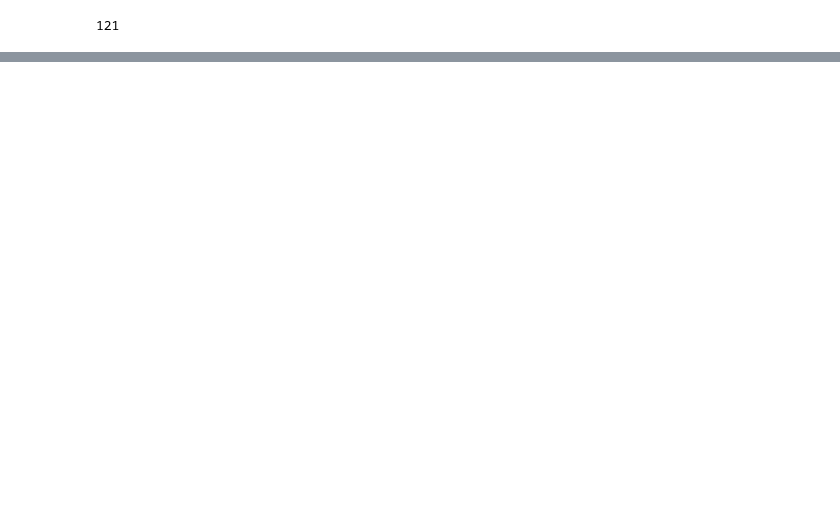
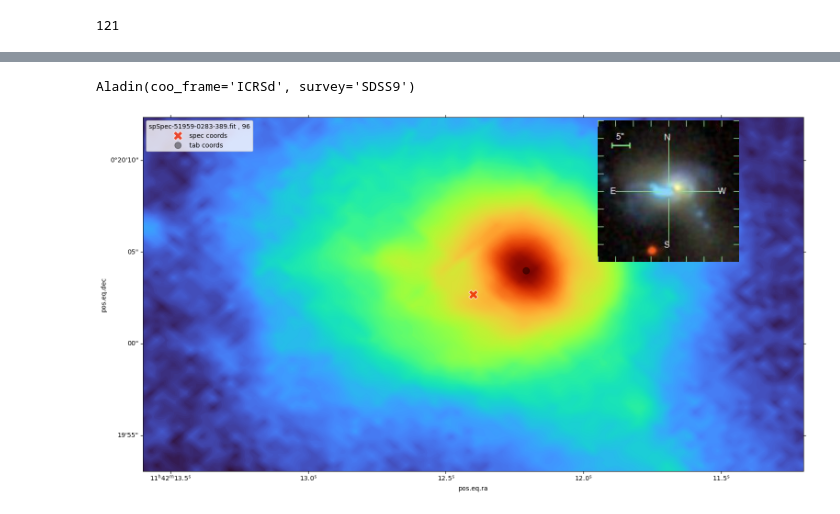
Before and after one commit to hol1m4n/HIIGalaxies, a Jupyter notebook: Spectral_synthesis/Data_finders/Object_indetificationFromArticle.ipynb, the cells around one changed output, grey strips where cells are left out. Cells and saved outputs as stored; diff of their text form; code cells hidden in the pictures; blank space fills up the shorter version.

Commit message:
Tab5 identification spectra

```diff
--- a/Spectral_synthesis/Data_finders/Object_indetificationFromArticle.ipynb
+++ b/Spectral_synthesis/Data_finders/Object_indetificationFromArticle.ipynb
@@ -108,0 +151,74 @@ for i in range(len(spec_list)):
+# %%
+selec = 26
+
+
+aladin = Aladin(
+    target=SkyCoord(tupla_SPCTAB[1][selec]*u.deg, tupla_SPCTAB[2][selec]*u.deg, unit="deg"),
+    fov=Angle(0.01, "deg"),
+    height =800,
+    width = 500,
+    reticle_size=20,
+    coo_frame = "ICRSd",
+    reticle_color="#08fd00",
+    #overlay_survey = "SDSS9",
+    #overlay_survey_opacity = 1,
+    survey = "SDSS9"
+)
+
+aladin
+# %% [output]
+Aladin(coo_frame='ICRSd', survey='SDSS9')
+# %%
+crossmatch_dir = os.path.join('','Tab5_spectraMatch/')
+os.makedirs(crossmatch_dir, exist_ok=True)
+
+HIIG_IMG_folder = storage_dir + '/HIIG_img/'
+base_img = HIIG_IMG_folder + tupla_SPCTAB[0][selec].replace('.fit', '.fit.jpeg')
+
+fits_o = aladin.get_view_as_fits()
+
+wcs_d = WCS(fits_o[0].header)
+r_data = fits_o[0].data[0, :,:]
+g_data = fits_o[0].data[1, :,:]
+b_data = fits_o[0].data[2, :,:]
+
+rgb_composite = np.dstack((r_data, g_data, b_data))
+
+s_x = []
+s_y = []
+coord_p = SkyCoord(tupla_SPCTAB[1][selec],tupla_SPCTAB[2][selec], unit=(u.deg, u.deg), frame='icrs')
+x, y = coord_p.to_pixel(wcs_d, origin=0)
+s_x.append(x)
+s_y.append(y)
+
+f_px = []
+f_py = []
+coord_p = SkyCoord(tupla_SPCTAB[4][selec],tupla_SPCTAB[5][selec], unit=(u.deg, u.deg), frame='icrs')
+x, y = coord_p.to_pixel(wcs_d, origin=0)
+f_px.append(x)
+f_py.append(y)
+
+fig = plt.figure(figsize=(20,10))
+ax = fig.add_subplot(1, 1, 1, projection=wcs_d, slices=('x', 'y', 3))
+ax.imshow(r_data, cmap="turbo")
+image_path = plt.imread(get_sample_data(base_img))
+inset_ax = inset_axes(ax, width="40%", height="40%",loc='upper right')
+inset_ax.imshow(image_path)
+inset_ax.axis('off')
+
+#specim_path = plt.imread(get_sample_data('/home/holman/Data_storageHII/HIIG_img/specimage_spSpec-53786-2356-172.fit.jpeg'))
+#inset_ax = inset_axes(ax, width="40%", height="40%",loc='lower right')
+#inset_ax.imshow(specim_path)
+#inset_ax.axis('off')
+
+ax.plot(s_x, s_y,
+        markerfacecolor="#ee2400c6", marker='X', markersize=15, linewidth = 0, markeredgewidth = 1,markeredgecolor='white',
+        label='spec coords',alpha= 0.8)
+ax.plot(f_px, f_py, fillstyle='full',
+        color='black', marker='o', markersize=10, linewidth = 0,
+        label='tab coords',alpha= 0.4)
+
+ax.legend(title = f'{tupla_SPCTAB[0][selec]} , {tupla_SPCTAB[3][selec]}',loc = 'upper left')
+fig.savefig(f'{crossmatch_dir}/{tupla_SPCTAB[0][selec]}_{tupla_SPCTAB[3][selec]}.png')
+# %% [output]
+[figure, added]
```
Also changed, not shown: parts of 8 cells of this notebook, 8 other files.
